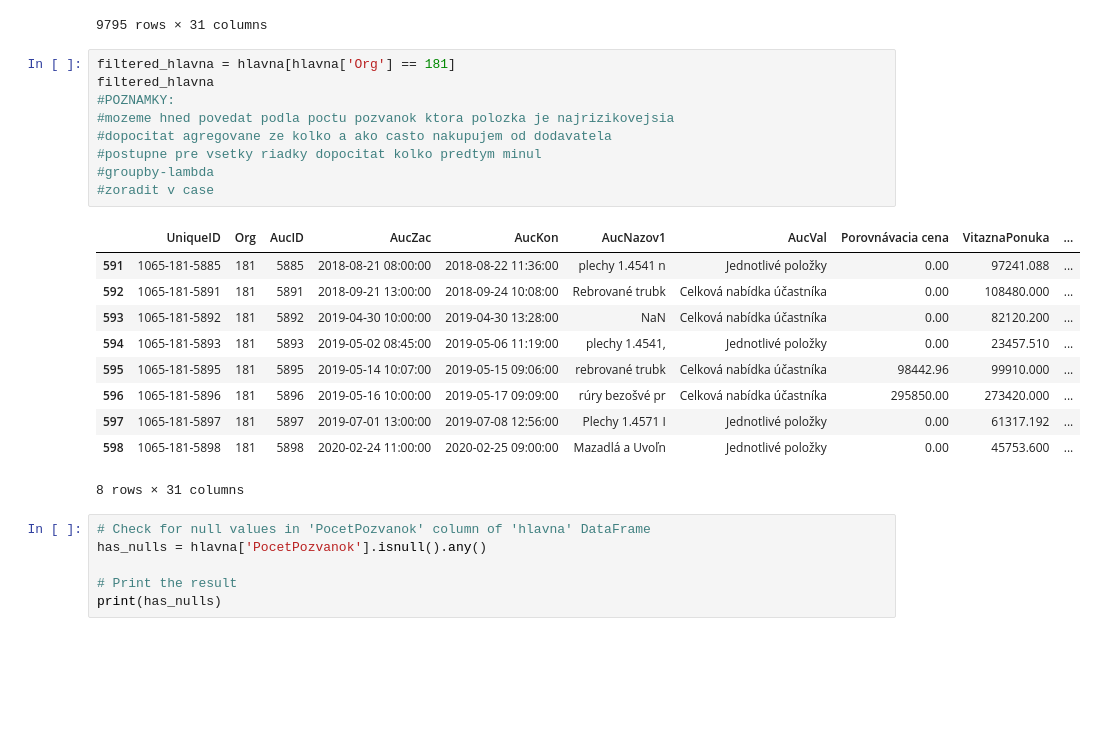
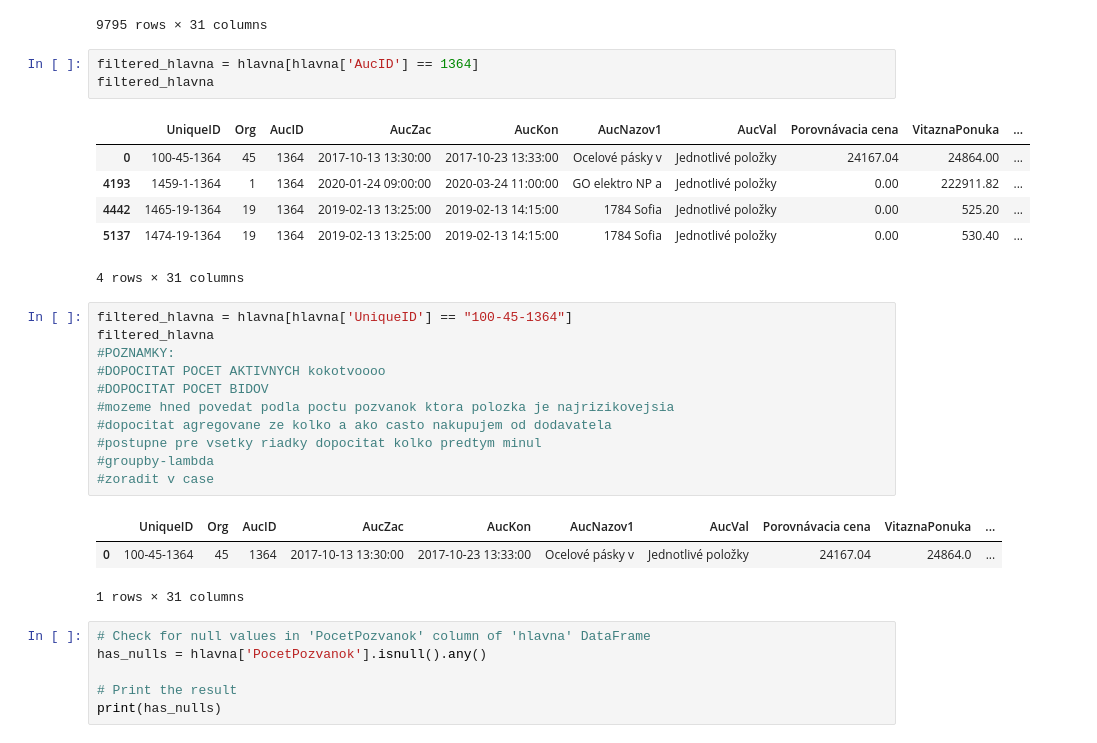
Before and after one commit to Sebion/ElektronickeObchodovanie, a Jupyter notebook: zadanie.ipynb, the cells around one changed output. Cells and saved outputs as stored; diff of their text form; blank space fills up the shorter version.

```diff
--- a/zadanie.ipynb
+++ b/zadanie.ipynb
@@ -69,26 +66,31 @@ duplicated_rows
 | 13215 | 91-17-430 | 17 | 430 | 2020-07-13 09:00:00 | 2020-08-03 13:30:00 | Realizace stavb | Celková nabídka účastníka | 0.00 | 1.101450e+06 | ... |
 | 13216 | 91-17-431 | 17 | 431 | 2020-07-10 12:00:00 | 2020-07-23 12:00:00 | Realizace stavb | Celková nabídka účastníka | 0.00 | 1.430400e+05 | ... |
 9795 rows × 31 columns
+# %%
+filtered_hlavna = hlavna[hlavna['AucID'] == 1364]
+filtered_hlavna
+# %% [output]
+|  | UniqueID | Org | AucID | AucZac | AucKon | AucNazov1 | AucVal | Porovnávacia cena | VitaznaPonuka | ... |
+| 0 | 100-45-1364 | 45 | 1364 | 2017-10-13 13:30:00 | 2017-10-23 13:33:00 | Ocelové pásky v | Jednotlivé položky | 24167.04 | 24864.00 | ... |
+| 4193 | 1459-1-1364 | 1 | 1364 | 2020-01-24 09:00:00 | 2020-03-24 11:00:00 | GO elektro NP a | Jednotlivé položky | 0.00 | 222911.82 | ... |
+| 4442 | 1465-19-1364 | 19 | 1364 | 2019-02-13 13:25:00 | 2019-02-13 14:15:00 | 1784 Sofia | Jednotlivé položky | 0.00 | 525.20 | ... |
+| 5137 | 1474-19-1364 | 19 | 1364 | 2019-02-13 13:25:00 | 2019-02-13 14:15:00 | 1784 Sofia | Jednotlivé položky | 0.00 | 530.40 | ... |
+4 rows × 31 columns
 # %%
-filtered_hlavna = hlavna[hlavna['Org'] == 181]
+filtered_hlavna = hlavna[hlavna['UniqueID'] == "100-45-1364"]
 filtered_hlavna
 #POZNAMKY:
+#DOPOCITAT POCET AKTIVNYCH kokotvoooo
+#DOPOCITAT POCET BIDOV
 #mozeme hned povedat podla poctu pozvanok ktora polozka je najrizikovejsia
 #dopocitat agregovane ze kolko a ako casto nakupujem od dodavatela
 #postupne pre vsetky riadky dopocitat kolko predtym minul
 #groupby-lambda
 #zoradit v case
 # %% [output]
 |  | UniqueID | Org | AucID | AucZac | AucKon | AucNazov1 | AucVal | Porovnávacia cena | VitaznaPonuka | ... |
-| 591 | 1065-181-5885 | 181 | 5885 | 2018-08-21 08:00:00 | 2018-08-22 11:36:00 | plechy 1.4541 n | Jednotlivé položky | 0.00 | 97241.088 | ... |
-| 592 | 1065-181-5891 | 181 | 5891 | 2018-09-21 13:00:00 | 2018-09-24 10:08:00 | Rebrované trubk | Celková nabídka účastníka | 0.00 | 108480.000 | ... |
-| 593 | 1065-181-5892 | 181 | 5892 | 2019-04-30 10:00:00 | 2019-04-30 13:28:00 | NaN | Celková nabídka účastníka | 0.00 | 82120.200 | ... |
-| 594 | 1065-181-5893 | 181 | 5893 | 2019-05-02 08:45:00 | 2019-05-06 11:19:00 | plechy 1.4541, | Jednotlivé položky | 0.00 | 23457.510 | ... |
-| 595 | 1065-181-5895 | 181 | 5895 | 2019-05-14 10:07:00 | 2019-05-15 09:06:00 | rebrované trubk | Celková nabídka účastníka | 98442.96 | 99910.000 | ... |
-| 596 | 1065-181-5896 | 181 | 5896 | 2019-05-16 10:00:00 | 2019-05-17 09:09:00 | rúry bezošvé pr | Celková nabídka účastníka | 295850.00 | 273420.000 | ... |
-| 597 | 1065-181-5897 | 181 | 5897 | 2019-07-01 13:00:00 | 2019-07-08 12:56:00 | Plechy 1.4571 I | Jednotlivé položky | 0.00 | 61317.192 | ... |
-| 598 | 1065-181-5898 | 181 | 5898 | 2020-02-24 11:00:00 | 2020-02-25 09:00:00 | Mazadlá a Uvoľn | Jednotlivé položky | 0.00 | 45753.600 | ... |
+| 0 | 100-45-1364 | 45 | 1364 | 2017-10-13 13:30:00 | 2017-10-23 13:33:00 | Ocelové pásky v | Jednotlivé položky | 24167.04 | 24864.0 | ... |
-8 rows × 31 columns
+1 rows × 31 columns
 # %%
 # Check for null values in 'PocetPozvanok' column of 'hlavna' DataFrame
 has_nulls = hlavna['PocetPozvanok'].isnull().any()
```
Also changed, not shown: parts of 7 cells of this notebook, 6 other files.
